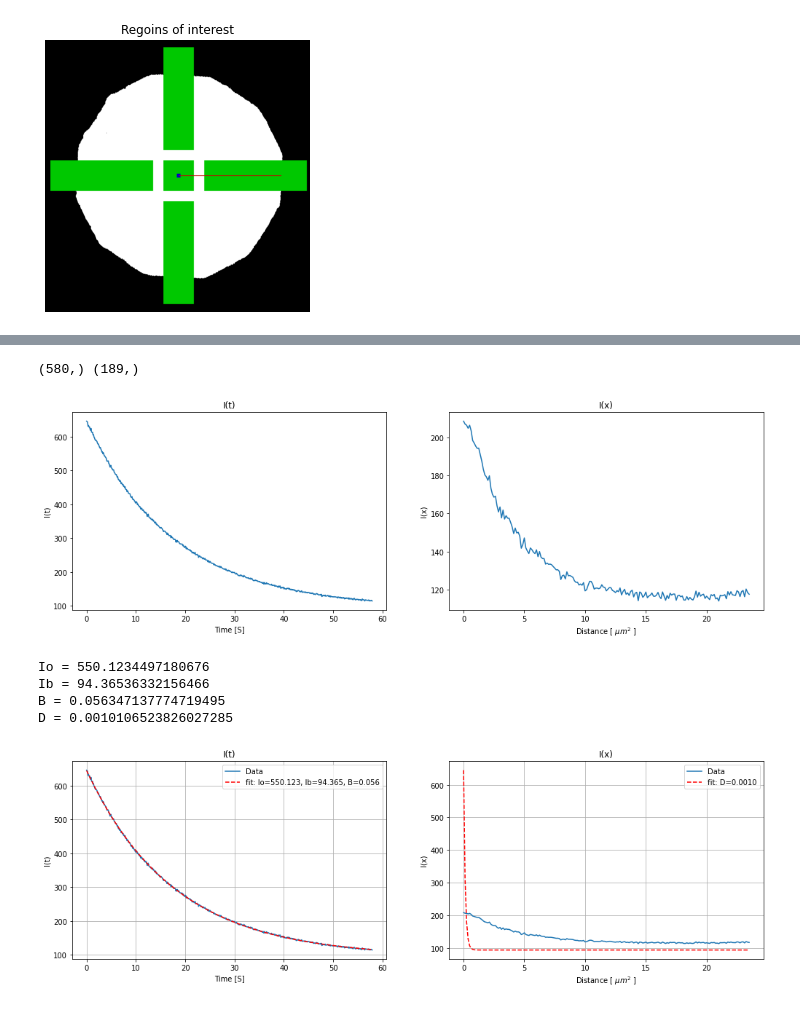
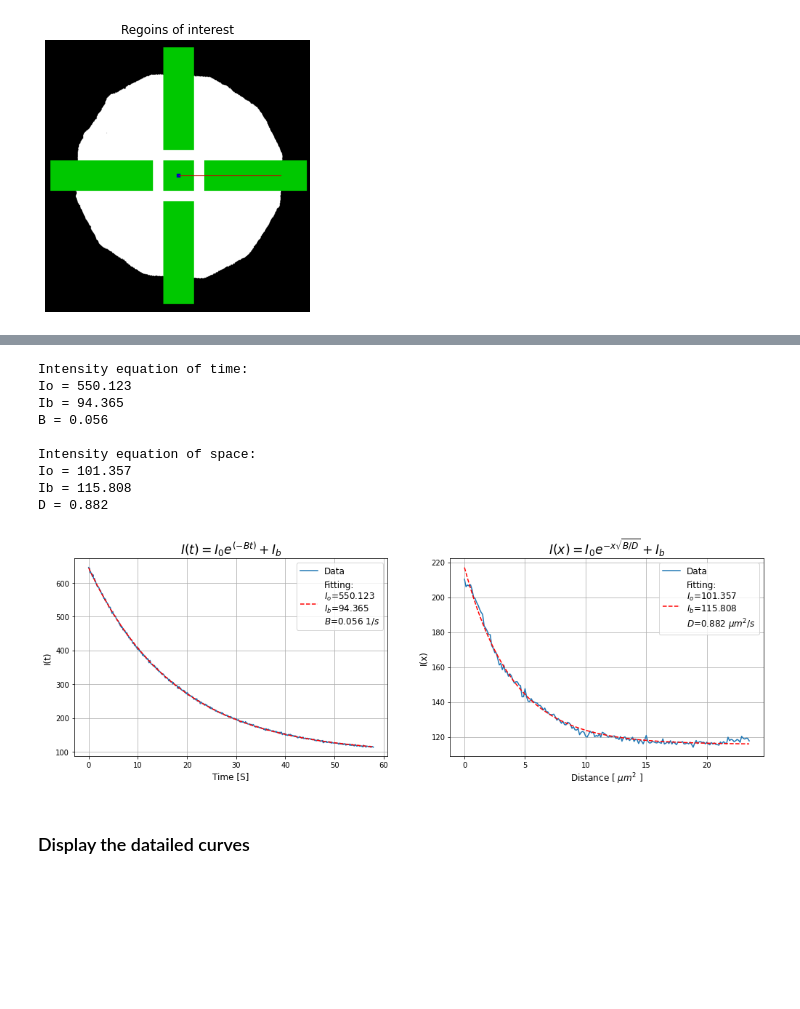
Before and after one commit to ahmed344/SLB_fluidity, a Jupyter notebook: continuous photobleaching.ipynb, the cells around one changed output, grey strips where cells are left out. Saved outputs shown, nothing was run; the diff lists cells and outputs as text; code cells hidden in the pictures; blank space fills up the shorter version.

```diff
--- a/continuous photobleaching.ipynb
+++ b/continuous photobleaching.ipynb
@@ -30,7 +17,7 @@ from slb import IntensityCurve
 ### Read the movie stack and display average and histogram.
 # %%
 # Read the movie stack
-stack = io.imread("data/20210928_BioAvidin_negative/movie-600-fast2.tif")[20:, 180:-110, 160:-150].astype(np.float64)
+stack = io.imread(f"{directory}/{movie}")[20:, 180:-110, 160:-150].astype(np.float64)
 
 # Print the dimension of the stack
 print(f'Data shape = {stack.shape}')
@@ -128,55 +134,72 @@ plt.imshow(umask);
 # %%
 # Take the average of the center to get I(t)
 It = np.mean(stack[:,center[0]-40:center[0]+40, center[1]-40:center[1]+40], axis=(1,2))
 t  = np.arange(It.shape[0]) * 0.1
 
 # Take the means to get the curves
-rectangle_right  = np.mean(stack[-5:,center[0]-40:center[0]+40, center[1]+int(radius/4):center[1]+int(radius*5/4)],
+rectangle_right  = np.mean(stack[-10:,center[0]-40:center[0]+40, center[1]+int(radius/4):center[1]+int(radius*5/4)],
                            axis=(0,1))
-rectangle_left   = np.mean(stack[-5:,center[0]-40:center[0]+40, center[1]-int(radius*5/4):center[1]-int(radius/4)],
+rectangle_left   = np.mean(stack[-10:,center[0]-40:center[0]+40, center[1]-int(radius*5/4):center[1]-int(radius/4)],
                            axis=(0,1))
-rectangle_up     = np.mean(stack[-5:,center[0]-int(radius*5/4):center[0]-int(radius/4), center[1]-40:center[1]+40],
+rectangle_up     = np.mean(stack[-10:,center[0]-int(radius*5/4):center[0]-int(radius/4), center[1]-40:center[1]+40],
                            axis=(0,2))
-rectangle_down   = np.mean(stack[-5:,center[0]+int(radius/4):center[0]+int(radius*5/4), center[1]-40:center[1]+40],
+rectangle_down   = np.mean(stack[-10:,center[0]+int(radius/4):center[0]+int(radius*5/4), center[1]-40:center[1]+40],
                            axis=(0,2))
 
 # Reverse the right and the down rectangle
 rectangle_right = rectangle_right[::-1]
 rectangle_down  = rectangle_down[::-1]
 
 # Take the average of the rectangles to get I(x)
 Ix = np.mean([rectangle_right, rectangle_left, rectangle_up, rectangle_down], axis=0)[80:]
 x  = np.arange(Ix.shape[0]) * 0.125
 
 
-print(It.shape, Ix.shape)
+# Fit the curves and
+It_curve = IntensityCurve(t, x, It, Ix)
+B, Io_t, Ib_t, D, Io_x, Ib_x = It_curve.curve_fitting()
 
-# display the image with better brightness and contrast
+# Print the parameters
+print(f'Intensity equation of time:\nIo = {Io_t:.3f}\nIb = {Ib_t:.3f}\nB = {B:.3f}\n')
+print(f'Intensity equation of space:\nIo = {Io_x:.3f}\nIb = {Ib_x:.3f}\nD = {D:.3f}')
+
+# Display the results
 plt.figure(figsize=(17,5))
 
+# Intensity time curve
 plt.subplot(121)
-plt.plot(t, It)
-plt.title('I(t)')
-plt.xlabel('Time [S]')
-plt.ylabel('I(t)')
+plt.plot(t, It, label='Data')
+plt.plot(t, Io_t * np.exp(-B*t) + Ib_t, "r--",
+         label =f'Fitting:\n$I_o$={Io_t:.3f}\n$I_b$={Ib_t:.3f}\n$B$={B:.3f} $1/s$')
+plt.title('$I(t) = I_0 e^{(-Bt)} + I_{b}$', fontsize='xx-large')
+plt.xlabel('Time [S]', fontsize='large')
+plt.ylabel('I(t)', fontsize='large')
+plt.grid()
+plt.legend(fontsize='large')
 
+# Intensity space curve
 plt.subplot(122)
-plt.plot(x, Ix)
-plt.title('I(x)');
-plt.xlabel('Distance [ $\mu m^2$ ]')
-plt.ylabel('I(x)');
+plt.plot(x, Ix, label='Data')
+plt.plot(x, Io_x * np.exp(-x*np.sqrt(B/D)) + Ib_x, "r--",
+         label =f'Fitting:\n$I_o$={Io_x:.3f}\n$I_b$={Ib_x:.3f}\n$D$={D:.3f} $\mu m^2/s$')
+plt.title('$I(x) = I_0 e^{-x \sqrt{B/D}} + I_{b}$', fontsize='xx-large')
+plt.xlabel('Distance [ $\mu m^2$ ]', fontsize='large')
+plt.ylabel('I(x)', fontsize='large')
+plt.grid()
+plt.legend(fontsize='large');
+
+plt.savefig(f'{directory}/{movie}_D={D:.3f}.pdf')
 # %% [output]
-(580,) (189,)
+Intensity equation of time:
+Io = 550.123
+Ib = 94.365
+B = 0.056
+
+Intensity equation of space:
+Io = 101.357
+Ib = 115.808
+D = 0.882
-[figure, old version]
+[figure, new version]
-# %%
-It_curve = IntensityCurve(t, x, It, Ix)
-B, Io, Ib, D = It_curve.curve_fitting(show=True)
-
-print(f'Io = {Io}\nIb = {Ib}\nB = {B}\nD = {D}')
-# %% [output]
-Io = 550.1234497180676
-Ib = 94.36536332156466
-B = 0.056347137774719495
-D = 0.0010106523826027285
-[figure, removed]
+# %% [markdown]
+### Display the datailed curves
 # %%
```
Also changed, not shown: parts of 6 cells of this notebook, 1 other file.
